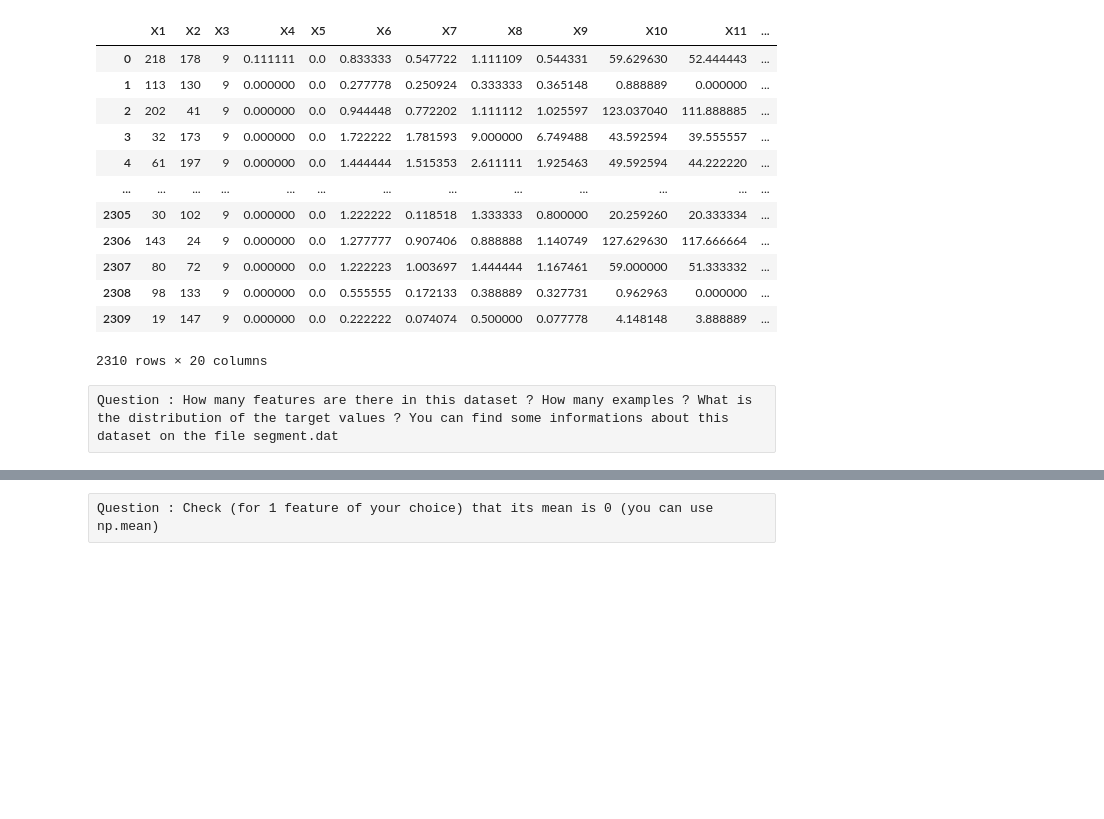
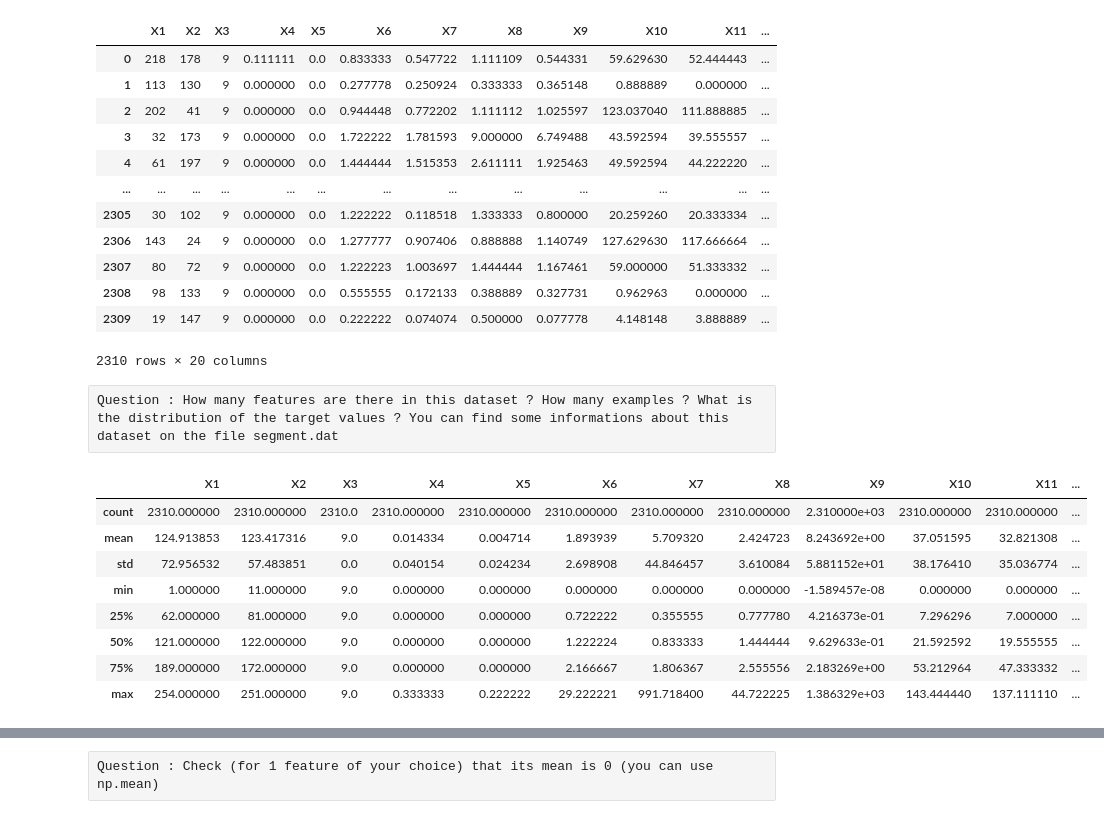
Before and after one commit to maodo/miage_fst, a Jupyter notebook: TP1/TP_Logistic_Regression_student.ipynb, the cells around one changed output, grey strips where cells are left out. Drawn from its saved outputs; the diff is of its cells as text; code cells hidden in the pictures; blank space fills up the shorter version.

```diff
--- a/TP1/TP_Logistic_Regression_student.ipynb
+++ b/TP1/TP_Logistic_Regression_student.ipynb
@@ -385,6 +385,18 @@ segment
 2310 rows × 20 columns
 # %% [raw]
 Question : How many features are there in this dataset ? How many examples ? What is the distribution of the target values ? You can find some informations about this dataset on the file segment.dat
+# %%
+segment.describe()
+# %% [output]
+|  | X1 | X2 | X3 | X4 | X5 | X6 | X7 | X8 | X9 | X10 | X11 | ... |
+| count | 2310.000000 | 2310.000000 | 2310.0 | 2310.000000 | 2310.000000 | 2310.000000 | 2310.000000 | 2310.000000 | 2.310000e+03 | 2310.000000 | 2310.000000 | ... |
+| mean | 124.913853 | 123.417316 | 9.0 | 0.014334 | 0.004714 | 1.893939 | 5.709320 | 2.424723 | 8.243692e+00 | 37.051595 | 32.821308 | ... |
+| std | 72.956532 | 57.483851 | 0.0 | 0.040154 | 0.024234 | 2.698908 | 44.846457 | 3.610084 | 5.881152e+01 | 38.176410 | 35.036774 | ... |
+| min | 1.000000 | 11.000000 | 9.0 | 0.000000 | 0.000000 | 0.000000 | 0.000000 | 0.000000 | -1.589457e-08 | 0.000000 | 0.000000 | ... |
+| 25% | 62.000000 | 81.000000 | 9.0 | 0.000000 | 0.000000 | 0.722222 | 0.355555 | 0.777780 | 4.216373e-01 | 7.296296 | 7.000000 | ... |
+| 50% | 121.000000 | 122.000000 | 9.0 | 0.000000 | 0.000000 | 1.222224 | 0.833333 | 1.444444 | 9.629633e-01 | 21.592592 | 19.555555 | ... |
+| 75% | 189.000000 | 172.000000 | 9.0 | 0.000000 | 0.000000 | 2.166667 | 1.806367 | 2.555556 | 2.183269e+00 | 53.212964 | 47.333332 | ... |
+| max | 254.000000 | 251.000000 | 9.0 | 0.333333 | 0.222222 | 29.222221 | 991.718400 | 44.722225 | 1.386329e+03 | 143.444440 | 137.111110 | ... |
 # %%
 # It is adviced to "standardize" the features before applying a logistic regression model. Santardize means
 # transforming each feature so that the mean of each feature is 0 and the standard deviation 1.
```
Also changed, not shown: parts of 16 cells of this notebook.
